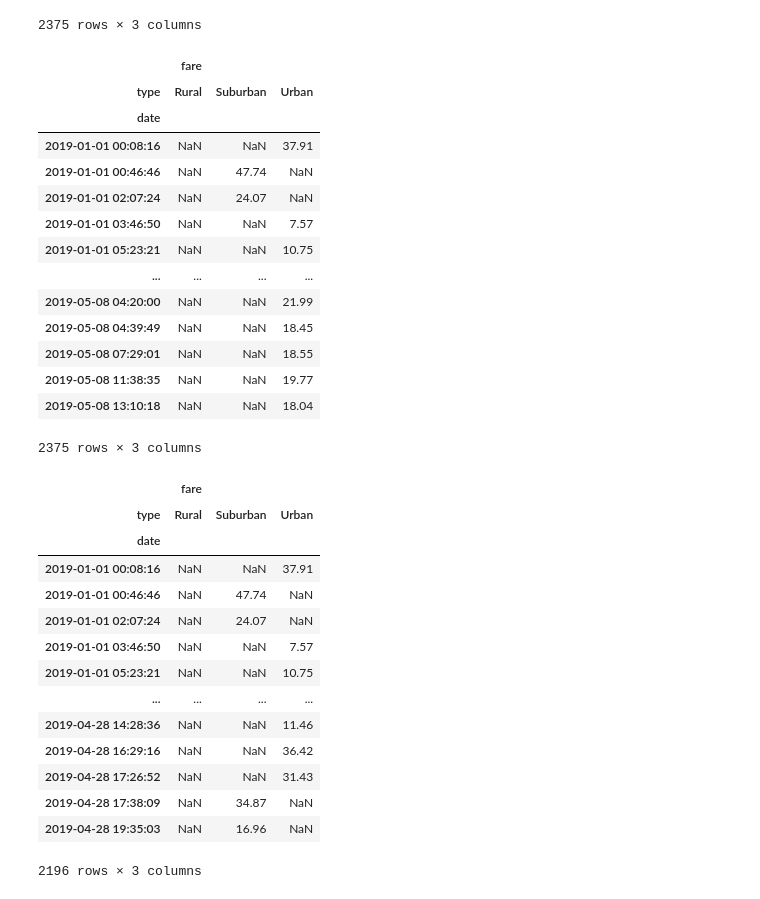
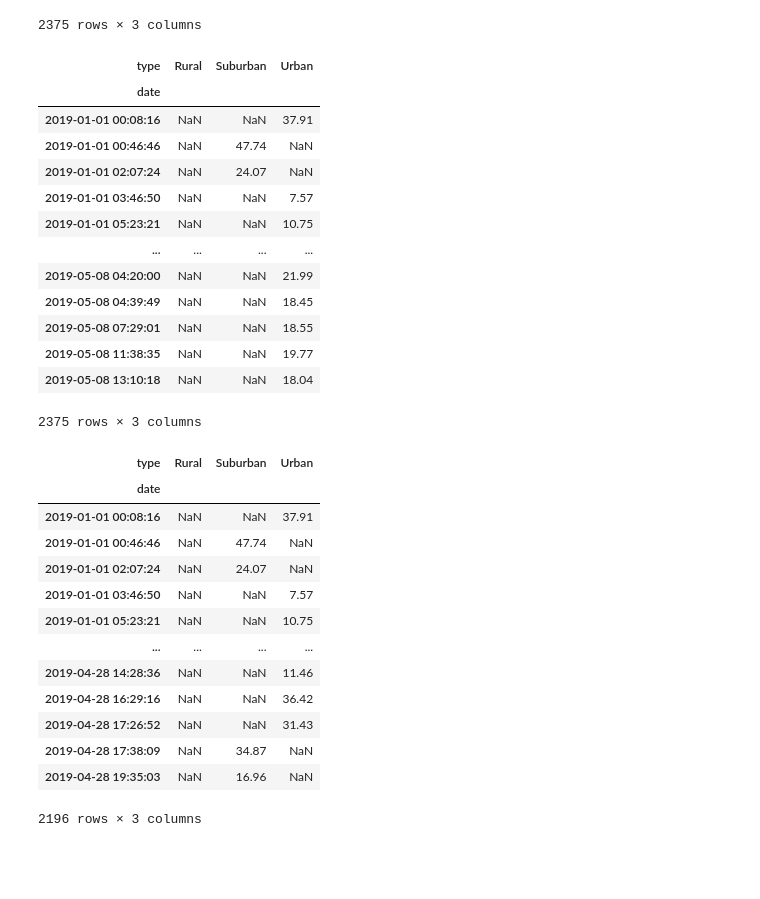
Before and after one commit to alysiawon/Pyber-Analysis, a Jupyter notebook: PyBer_Challenge.ipynb, the cells around one changed output. Saved outputs shown, nothing was run; the diff lists cells and outputs as text; code cells hidden in the pictures; blank space fills up the shorter version.

```diff
--- a/PyBer_Challenge.ipynb
+++ b/PyBer_Challenge.ipynb
@@ -182,10 +174,9 @@ fare_by_type_df
 # %%
 # 4. Create a pivot table with the 'date' as the index, the columns ='type', and values='fare'
 # to get the total fares for each type of city by the date.
-fare_by_city = pd.pivot_table(fare_by_type_df, index = ["date"], columns = ["type"], values = ["fare"])
+fare_by_city = fare_by_type_df.pivot(index = "date", columns = "type", values = "fare")
 fare_by_city
 # %% [output]
-|  | fare |  |  |
 | type | Rural | Suburban | Urban |
 | date |  |  |  |
 | 2019-01-01 00:08:16 | NaN | NaN | 37.91 |
@@ -205,7 +196,6 @@ fare_by_city
 fare_by_date = fare_by_city.loc["2019-01-01":"2019-04-29"]
 fare_by_date
 # %% [output]
-|  | fare |  |  |
 | type | Rural | Suburban | Urban |
 | date |  |  |  |
 | 2019-01-01 00:08:16 | NaN | NaN | 37.91 |
```
Also changed, not shown: parts of 10 cells of this notebook, 8 other files.
